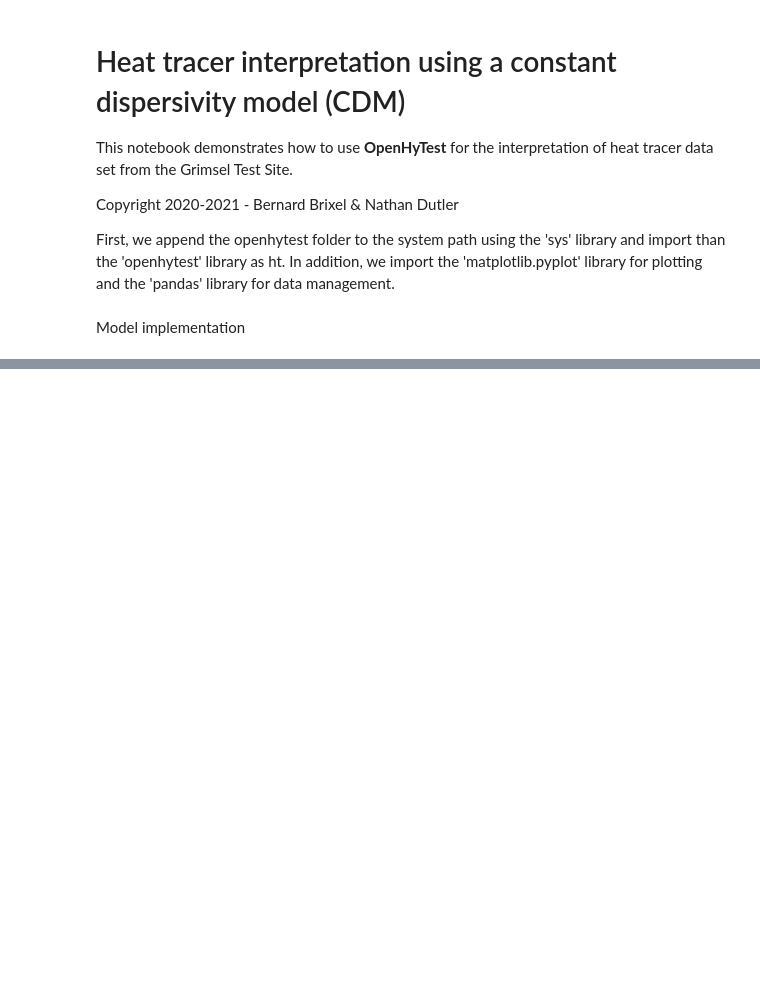
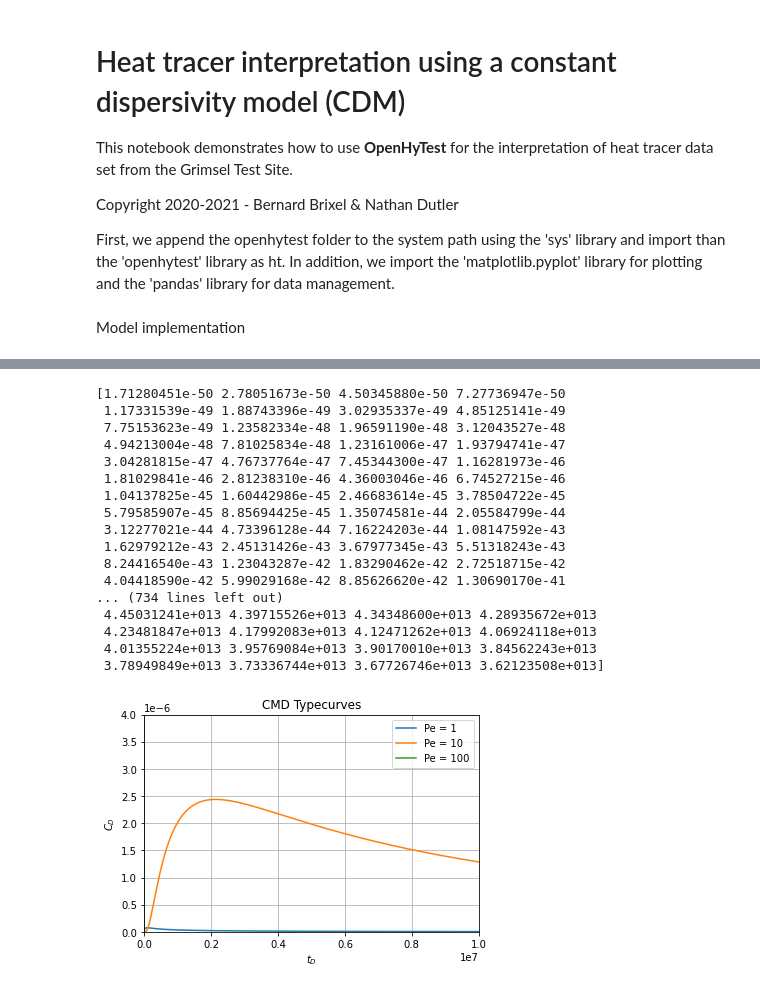
Before and after one commit to UniNE-CHYN/openhytest, a Jupyter notebook: notebooks/Untitled.ipynb, the cells around one changed output, grey strips where cells are left out. Saved outputs shown, nothing was run; the diff lists cells and outputs as text; code cells hidden in the pictures; blank space fills up the shorter version.

```diff
--- a/notebooks/Untitled.ipynb
+++ b/notebooks/Untitled.ipynb
@@ -57,0 +19,23 @@ NameError: name 'self' is not defined
+# %%
+CDM=ht.CDMHeat()
+# %%
+CDM.plot_typecurve()
+# %% [output]
+[1.71280451e-50 2.78051673e-50 4.50345880e-50 7.27736947e-50
+ 1.17331539e-49 1.88743396e-49 3.02935337e-49 4.85125141e-49
+ 7.75153623e-49 1.23582334e-48 1.96591190e-48 3.12043527e-48
+ 4.94213004e-48 7.81025834e-48 1.23161006e-47 1.93794741e-47
+ 3.04281815e-47 4.76737764e-47 7.45344300e-47 1.16281973e-46
+ 1.81029841e-46 2.81238310e-46 4.36003046e-46 6.74527215e-46
+ 1.04137825e-45 1.60442986e-45 2.46683614e-45 3.78504722e-45
+ 5.79585907e-45 8.85694425e-45 1.35074581e-44 2.05584799e-44
+ 3.12277021e-44 4.73396128e-44 7.16224203e-44 1.08147592e-43
+ 1.62979212e-43 2.45131426e-43 3.67977345e-43 5.51318243e-43
+ 8.24416540e-43 1.23043287e-42 1.83290462e-42 2.72518715e-42
+ 4.04418590e-42 5.99029168e-42 8.85626620e-42 1.30690170e-41
+... (734 lines left out)
+ 4.45031241e+013 4.39715526e+013 4.34348600e+013 4.28935672e+013
+ 4.23481847e+013 4.17992083e+013 4.12471262e+013 4.06924118e+013
+ 4.01355224e+013 3.95769084e+013 3.90170010e+013 3.84562243e+013
+ 3.78949849e+013 3.73336744e+013 3.67726746e+013 3.62123508e+013]
+[figure, added]
```
Also changed, not shown: parts of 3 cells of this notebook, 18 other files.
